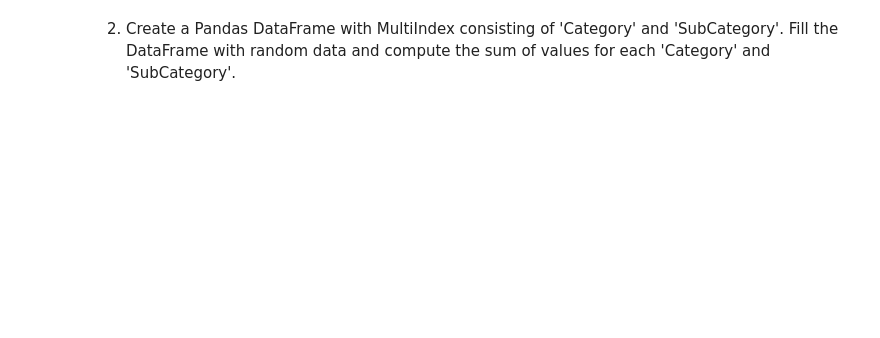
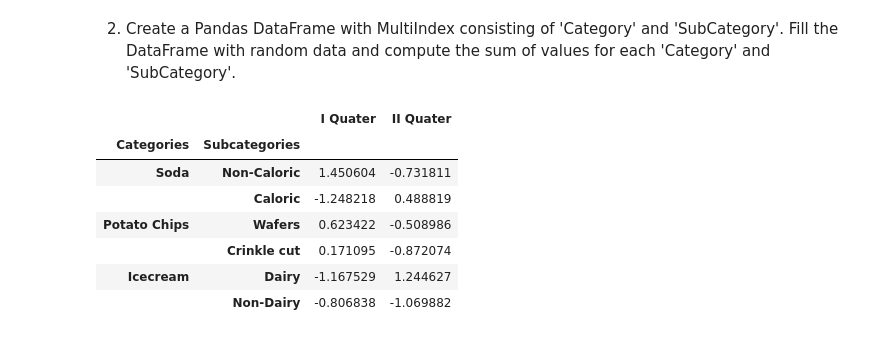
Before and after one commit to fishyyuser/Data-Science-Bootcamp, a Jupyter notebook: 13 Data Analysis with Python/pandas.ipynb, the cells around one changed output. Cells and saved outputs as stored; diff of their text form; code cells hidden in the pictures; blank space fills up the shorter version.

```diff
--- a/13 Data Analysis with Python/pandas.ipynb
+++ b/13 Data Analysis with Python/pandas.ipynb
@@ -435,2 +458,19 @@ df.head()
 # %% [markdown]
 2. Create a Pandas DataFrame with MultiIndex consisting of 'Category' and 'SubCategory'. Fill the DataFrame with random data and compute the sum of values for each 'Category' and 'SubCategory'.
+# %%
+arr=[
+    ['Soda','Soda','Potato Chips','Potato Chips','Icecream','Icecream'],
+    ['Non-Caloric','Caloric','Wafers','Crinkle cut','Dairy','Non-Dairy']
+]
+index=pd.MultiIndex.from_arrays(arr,names=['Categories','Subcategories'])
+df=pd.DataFrame(np.random.randn(6,2),index=index,columns=['I Quater','II Quater'])
+df
+# %% [output]
+|  |  | I Quater | II Quater |
+| Categories | Subcategories |  |  |
+| Soda | Non-Caloric | 1.450604 | -0.731811 |
+|  | Caloric | -1.248218 | 0.488819 |
+| Potato Chips | Wafers | 0.623422 | -0.508986 |
+|  | Crinkle cut | 0.171095 | -0.872074 |
+| Icecream | Dairy | -1.167529 | 1.244627 |
+|  | Non-Dairy | -0.806838 | -1.069882 |
```
Also changed, not shown: parts of 22 cells of this notebook.
